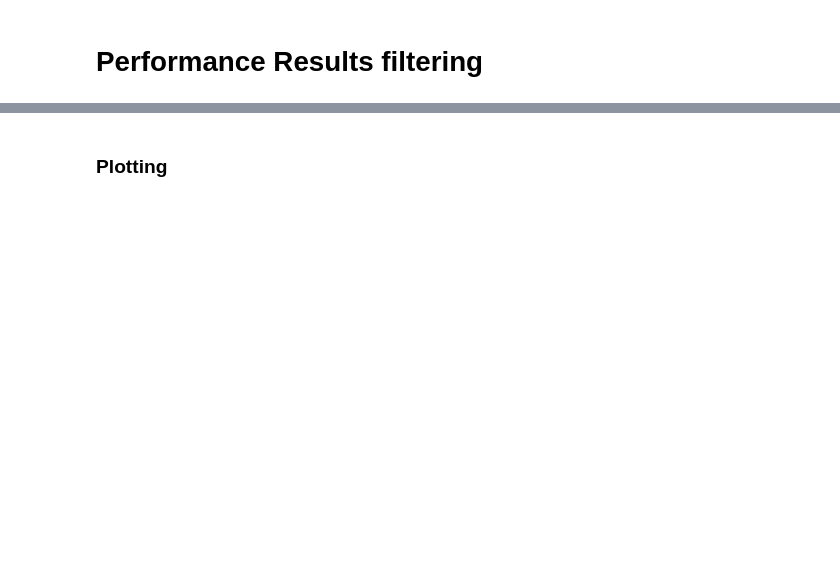
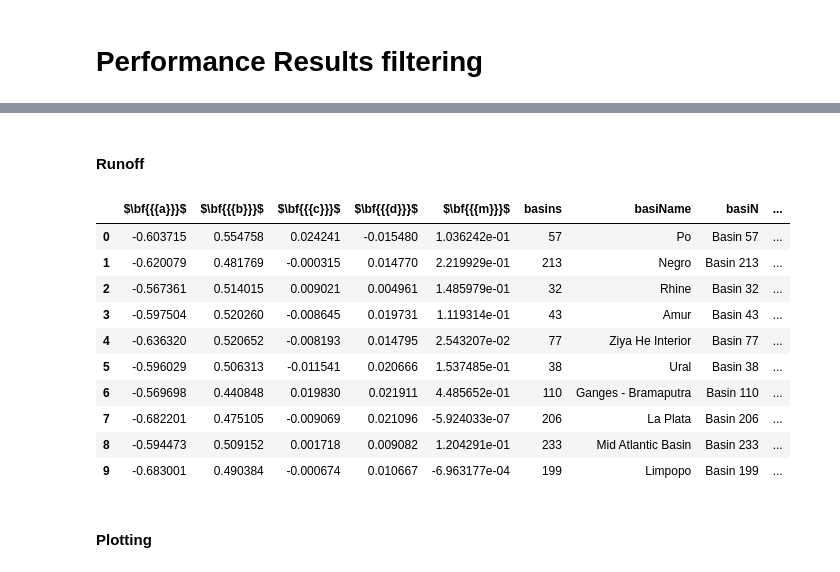
Before and after one commit to gutabeshu/Abeshu-etal_2023_GMD, a Jupyter notebook: figures/Figure-6.ipynb, the cells around one changed output, grey strips where cells are left out. Cells and saved outputs as stored; diff of their text form; code cells hidden in the pictures; blank space fills up the shorter version.

```diff
--- a/figures/Figure-6.ipynb
+++ b/figures/Figure-6.ipynb
@@ -160,0 +420,22 @@ def parameters_set_selection(performance_data_in, grdc_depth, basins94, basin_nu
+# %%
+basinName = pd.read_csv('D:/XanthosDev/example/input/reference/BasinNames235.txt')
+basin_id = pd.read_csv('D:/XanthosDev/example/input/reference/basin.csv')
+GRDC_xanthosCoordIndx = pd.read_csv('D:/XanthosDev/example/input/GRDC_stations_selected_final_list.csv')
+indx_f = ~((GRDC_xanthosCoordIndx['basins']==58) | (GRDC_xanthosCoordIndx['basins']==84) | (GRDC_xanthosCoordIndx['basins']==169))
+GRDC_xanthosCoordIndx = GRDC_xanthosCoordIndx[indx_f].reset_index(drop=True)
+basins94 = np.array(GRDC_xanthosCoordIndx['basins']).astype(np.int64)
+xanthosid = np.array(GRDC_xanthosCoordIndx['xanthosID_new_adj']).astype(np.int64)
+
+## Demand
+os.chdir('C:\\Users\\gwabeshu.COUGARNET\\OneDrive - University Of Houston\\Desktop\\Xanthos-Manuscript\\figures-v2')
+basin_xnths = np.array(pd.read_csv("basin.csv"))
+data_demand = scio.loadmat("Total_Water_Demand_mmpermonth_1971_2010.mat")
+Basin_demand1 = data_demand["Total_Water_Demand"]
+Basin_demand = np.nanmean(Basin_demand1, axis=1)
+demand_basinD  = np.ones([len(basins94),1]) * np.nan
+for ii in range(len(basins94)):
+    basin_dd = basins94[ii]
+    indx_basin = np.squeeze(basin_xnths == basin_dd)
+    demand_basinD[ii] = np.nanmean(Basin_demand[indx_basin])
+
+GRDC_xanthosCoordIndx['Demand_mmperMonth'] = demand_basinD
@@ -161,2 +478,39 @@ def parameters_set_selection(performance_data_in, grdc_depth, basins94, basin_nu
+# %% [markdown]
+#### Runoff
+# %%
+data_runoff = pd.DataFrame(sensetivity_aa)
+data_runoff.columns = [r'$\bf{{{a}}}$', r'$\bf{{{b}}}$', r'$\bf{{{c}}}$', r'$\bf{{{d}}}$', r'$\bf{{{m}}}$']
+data_runoff['basins'] = basins94
+data_runoff['basiName'] = basinName_94
+data_runoff['basiN'] = basiNum
+#datad.to_csv('datad_runoff.csv', index=False)
+
+# Merge runoff data with demand
+data_runoff_demand_merged = data_runoff.merge(GRDC_xanthosCoordIndx[['basins','Demand_mmperMonth']], on='basins')
+data_runoff_demand_merged = data_runoff_demand_merged.sort_values(by='Demand_mmperMonth', ascending=False).reset_index(drop=True)
+
+## Top 46 based on demand
+data_runoff_demand_merged_1 = data_runoff_demand_merged.loc[np.arange(0,46,1)]
+data_runoff_demand_merged_1.index = np.arange(0,91,2) # index with even
+
+## Bottom 45 based on demand
+data_runoff_demand_merged_2 = data_runoff_demand_merged.loc[np.arange(46,91,1)]
+data_runoff_demand_merged_2.index = np.arange(1,91,2) #index with odd
+
+## combine odds and eeven index again
+data_runoff_demand_merged_3 = pd.concat([data_runoff_demand_merged_1, data_runoff_demand_merged_2], axis=0).sort_index()
+data_runoff_demand_merged_3.head(10)
+# %% [output]
+|  | $\bf{{{a}}}$ | $\bf{{{b}}}$ | $\bf{{{c}}}$ | $\bf{{{d}}}$ | $\bf{{{m}}}$ | basins | basiName | basiN | ... |
+| 0 | -0.603715 | 0.554758 | 0.024241 | -0.015480 | 1.036242e-01 | 57 | Po | Basin 57 | ... |
+| 1 | -0.620079 | 0.481769 | -0.000315 | 0.014770 | 2.219929e-01 | 213 | Negro | Basin 213 | ... |
+| 2 | -0.567361 | 0.514015 | 0.009021 | 0.004961 | 1.485979e-01 | 32 | Rhine | Basin 32 | ... |
+| 3 | -0.597504 | 0.520260 | -0.008645 | 0.019731 | 1.119314e-01 | 43 | Amur | Basin 43 | ... |
+| 4 | -0.636320 | 0.520652 | -0.008193 | 0.014795 | 2.543207e-02 | 77 | Ziya He Interior | Basin 77 | ... |
+| 5 | -0.596029 | 0.506313 | -0.011541 | 0.020666 | 1.537485e-01 | 38 | Ural | Basin 38 | ... |
+| 6 | -0.569698 | 0.440848 | 0.019830 | 0.021911 | 4.485652e-01 | 110 | Ganges - Bramaputra | Basin 110 | ... |
+| 7 | -0.682201 | 0.475105 | -0.009069 | 0.021096 | -5.924033e-07 | 206 | La Plata | Basin 206 | ... |
+| 8 | -0.594473 | 0.509152 | 0.001718 | 0.009082 | 1.204291e-01 | 233 | Mid Atlantic Basin | Basin 233 | ... |
+| 9 | -0.683001 | 0.490384 | -0.000674 | 0.010667 | -6.963177e-04 | 199 | Limpopo | Basin 199 | ... |
 # %% [markdown]
-### Plotting
+#### Plotting
```
Also changed, not shown: parts of 30 cells of this notebook, 15 other files.
